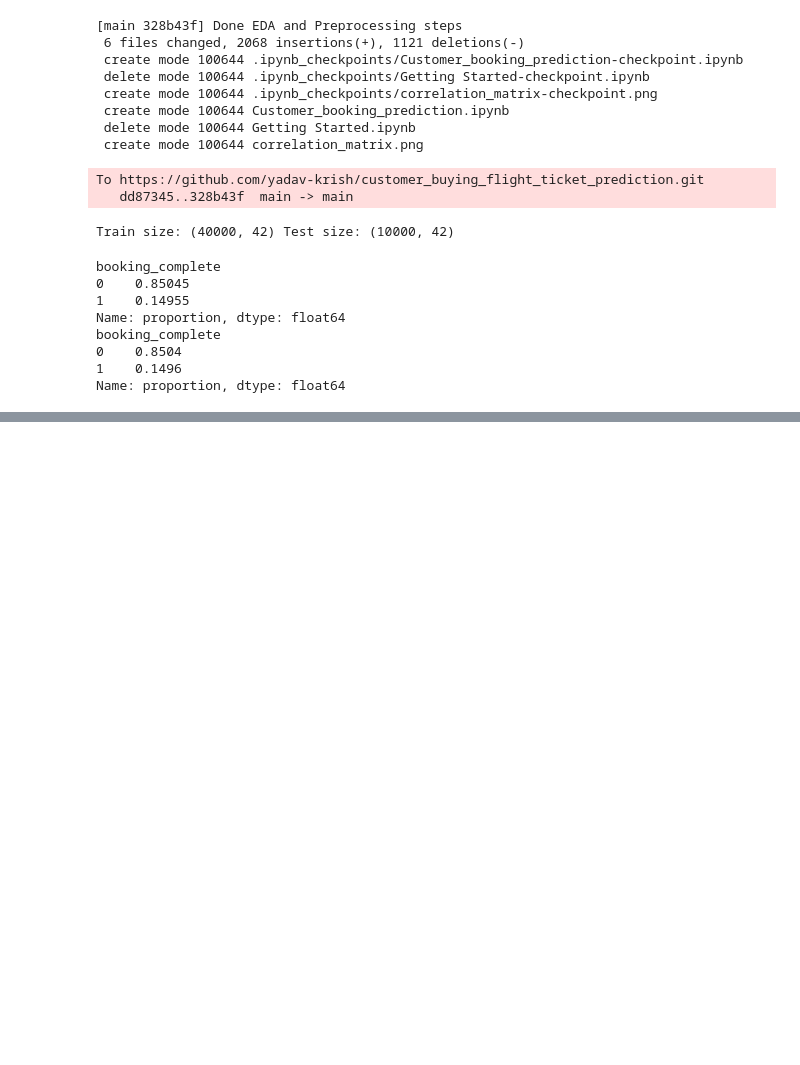
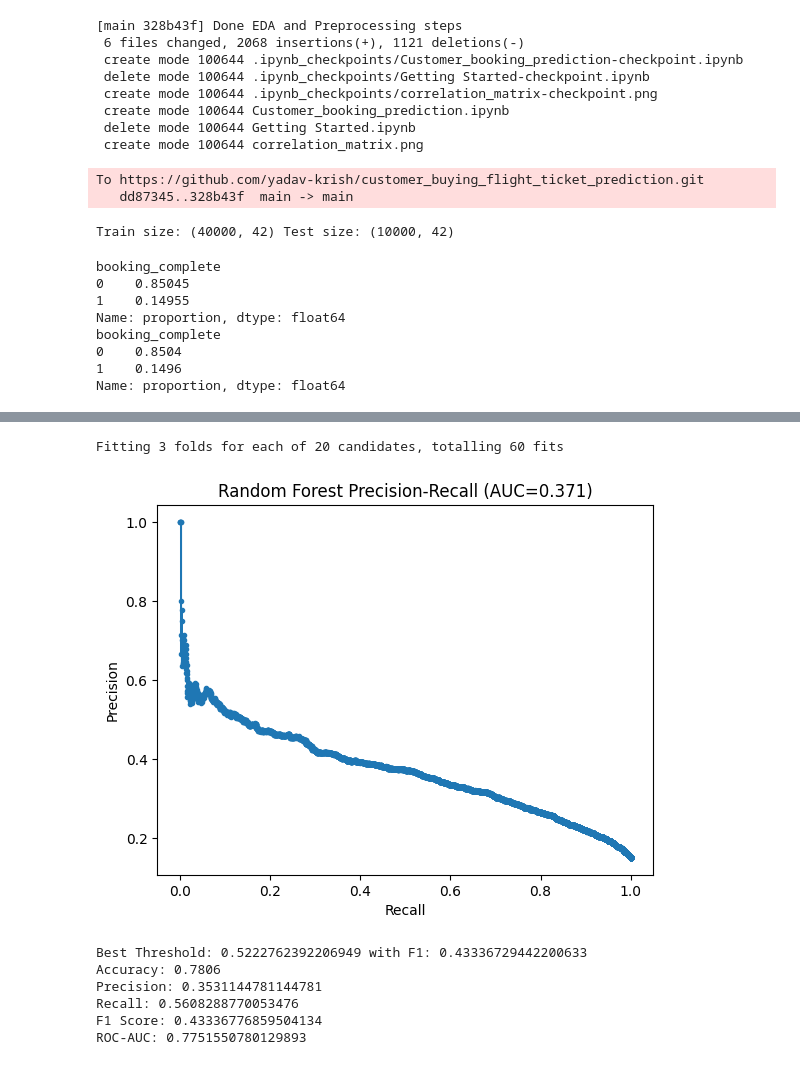
Before and after one commit to yadav-krish/customer_buying_flight_ticket_prediction, a Jupyter notebook: Customer_booking_prediction.ipynb, the cells around one changed output, grey strips where cells are left out. Cells and saved outputs as stored; diff of their text form; code cells hidden in the pictures; blank space fills up the shorter version.

Commit message:
Trained the model using different techniques

```diff
--- a/Customer_booking_prediction.ipynb
+++ b/Customer_booking_prediction.ipynb
@@ -265,0 +280,14 @@ Name: proportion, dtype: float64
+# %%
+# Let's train the model now
+from sklearn.ensemble import RandomForestClassifier
+
+# Initialize model
+rf = RandomForestClassifier(
+    n_estimators=100,
+    random_state=42,
+    class_weight="balanced",
+    n_jobs=-1
+)
+
+# Train
+rf.fit(X_train, y_train)
@@ -265,0 +395,66 @@ Name: proportion, dtype: float64
+# %%
+from sklearn.model_selection import RandomizedSearchCV
+from sklearn.metrics import precision_recall_curve, auc
+
+# Random Forest param grid
+param_dist = {
+    "n_estimators": [200, 300, 500],
+    "max_depth": [None, 10, 20, 30],
+    "min_samples_split": [2, 5, 10],
+    "min_samples_leaf": [1, 2, 4],
+    "max_features": ["sqrt", "log2"],
+    "class_weight": ["balanced"]
+}
+
+rf = RandomForestClassifier(random_state=42, n_jobs=-1)
+
+random_search = RandomizedSearchCV(
+    rf,
+    param_distributions=param_dist,
+    n_iter=20,
+    cv=3,
+    scoring="f1",
+    verbose=2,
+    random_state=42,
+    n_jobs=-1
+)
+
+random_search.fit(X_train, y_train)
+best_rf = random_search.best_estimator_
+
+# Predict probabilities
+y_proba_rf = best_rf.predict_proba(X_test)[:, 1]
+
+# Precision-Recall curve
+precision, recall, thresholds = precision_recall_curve(y_test, y_proba_rf)
+pr_auc = auc(recall, precision)
+
+plt.plot(recall, precision, marker=".")
+plt.xlabel("Recall")
+plt.ylabel("Precision")
+plt.title(f"Random Forest Precision-Recall (AUC={pr_auc:.3f})")
+plt.show()
+
+# Pick best threshold (maximize F1)
+f1_scores = 2 * (precision * recall) / (precision + recall + 1e-6)
+best_idx = np.argmax(f1_scores)
+best_threshold = thresholds[best_idx]
+print("Best Threshold:", best_threshold, "with F1:", f1_scores[best_idx])
+
+# Apply tuned threshold
+y_pred_thresh = (y_proba_rf >= best_threshold).astype(int)
+
+print("Accuracy:", accuracy_score(y_test, y_pred_thresh))
+print("Precision:", precision_score(y_test, y_pred_thresh))
+print("Recall:", recall_score(y_test, y_pred_thresh))
+print("F1 Score:", f1_score(y_test, y_pred_thresh))
+print("ROC-AUC:", roc_auc_score(y_test, y_proba_rf))
+# %% [output]
+Fitting 3 folds for each of 20 candidates, totalling 60 fits
+[figure, added]
+Best Threshold: 0.5222762392206949 with F1: 0.43336729442200633
+Accuracy: 0.7806
+Precision: 0.3531144781144781
+Recall: 0.5608288770053476
+F1 Score: 0.43336776859504134
+ROC-AUC: 0.7751550780129893
```
Also changed, not shown: parts of 14 cells of this notebook.
